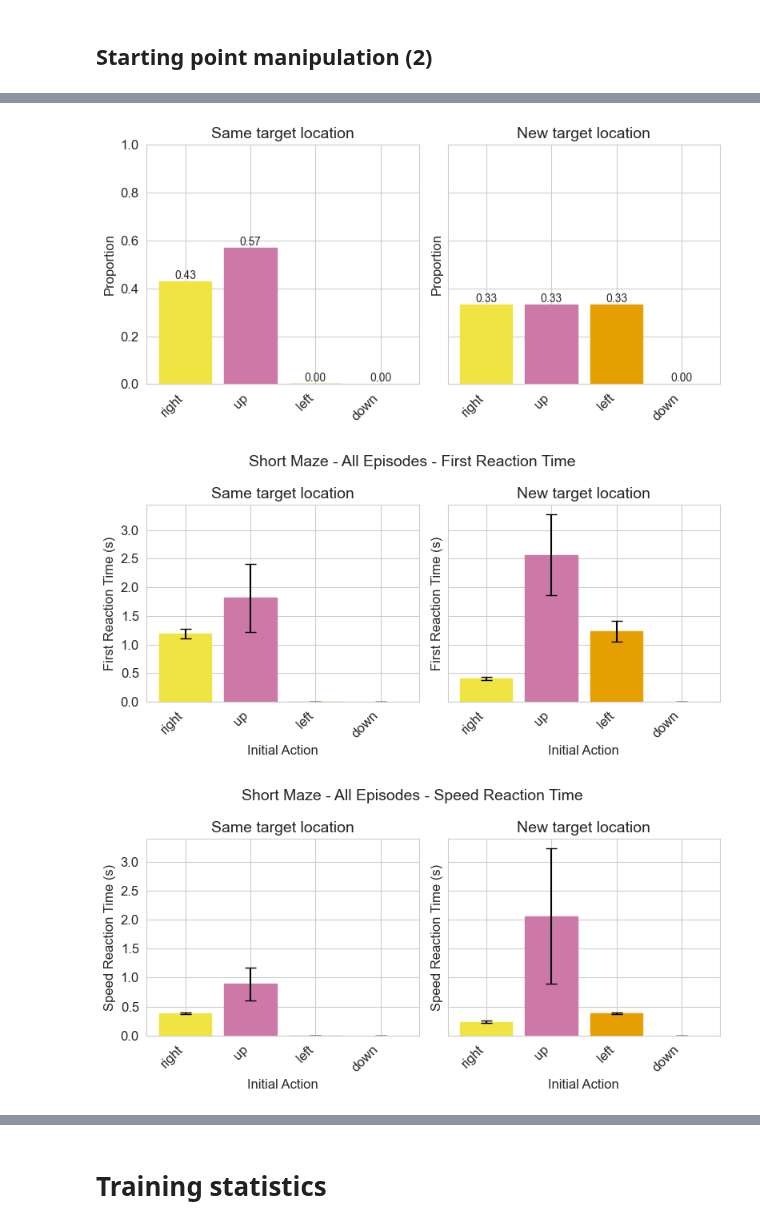
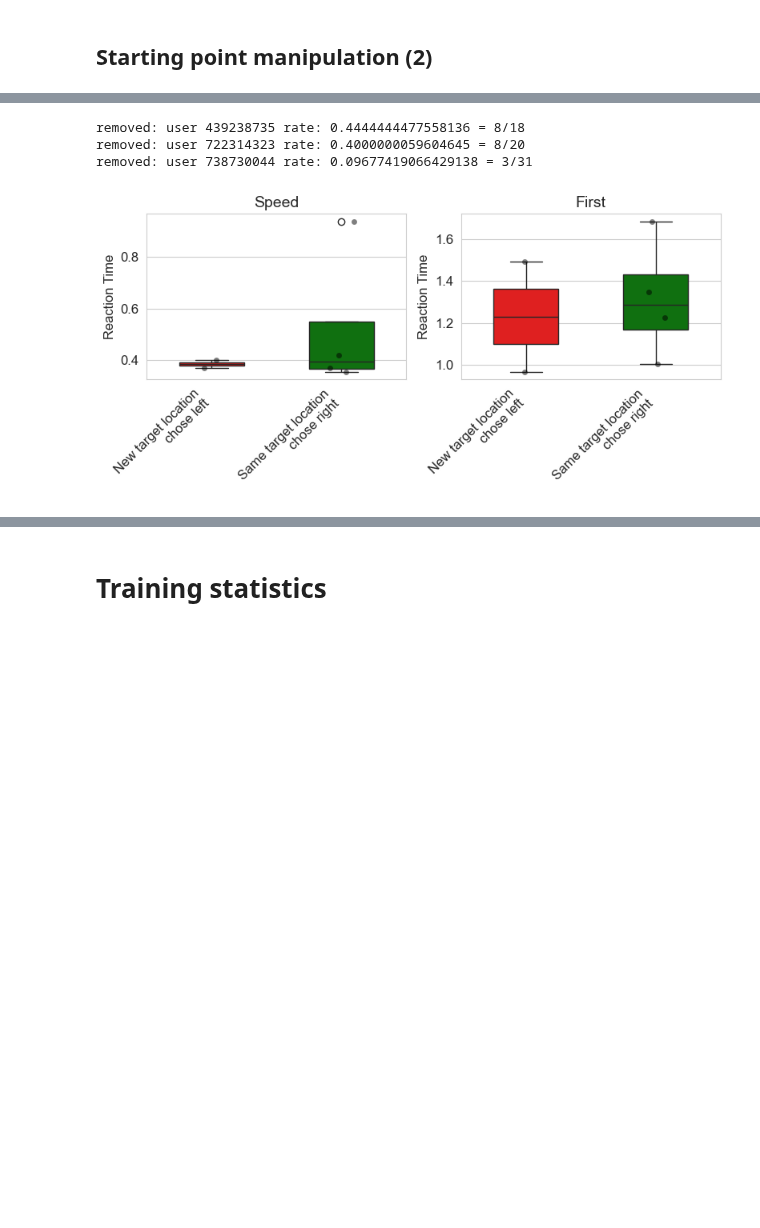
Before and after one commit to wcarvalho/human-dyna-web, a Jupyter notebook: analysis_notebooks/exp3-v2.ipynb, the cells around one changed output, grey strips where cells are left out. Cells and saved outputs as stored; diff of their text form; code cells hidden in the pictures; blank space fills up the shorter version.

```diff
--- a/analysis_notebooks/exp3-v2.ipynb
+++ b/analysis_notebooks/exp3-v2.ipynb
@@ -355,7 +372,7 @@ Using: /Users/wilka/git/research/human-dyna-web/libraries/housemaze/housemaze/im
 user_df = data_loading.make_all_episode_data(
     files=files,
     example_timestep=example_web_timestep,
-    overwrite=True,
+    overwrite=False,
     # debug=True
 )
 user_df.head()
@@ -457,8 +525,10 @@ plots.m4_initial_action_distribution(user_df, setting='short')
 # %%
-plots.m4_initial_action_distribution(user_df, 'short')
-plots.m4_reaction_times(user_df, 'short', 'first')
-plots.m4_reaction_times(user_df, 'short', 'speed')
+plots.m4_action_reaction_time_difference(user_df, setting='short')
+# plots.m4_initial_action_distribution(user_df, 'short')
+# plots.m4_reaction_times(user_df, 'short', 'first', ylim=[0,4])
+# plots.m4_reaction_times(user_df, 'short', 'speed')
 # %% [output]
+removed: user 439238735 rate: 0.4444444477558136 = 8/18
+removed: user 722314323 rate: 0.4000000059604645 = 8/20
+removed: user 738730044 rate: 0.09677419066429138 = 3/31
-[figure, old version]
+[figure, new version]
-[figure, removed]
-[figure, removed]
```
Also changed, not shown: parts of 63 cells of this notebook, 6 other files.
